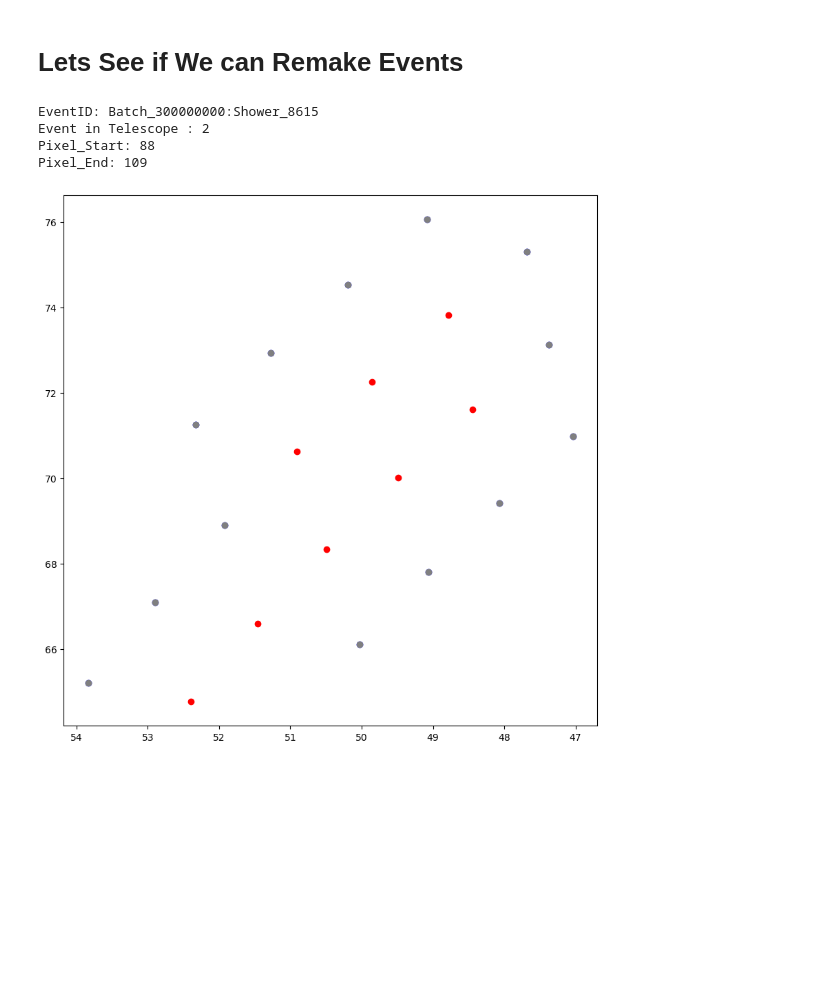
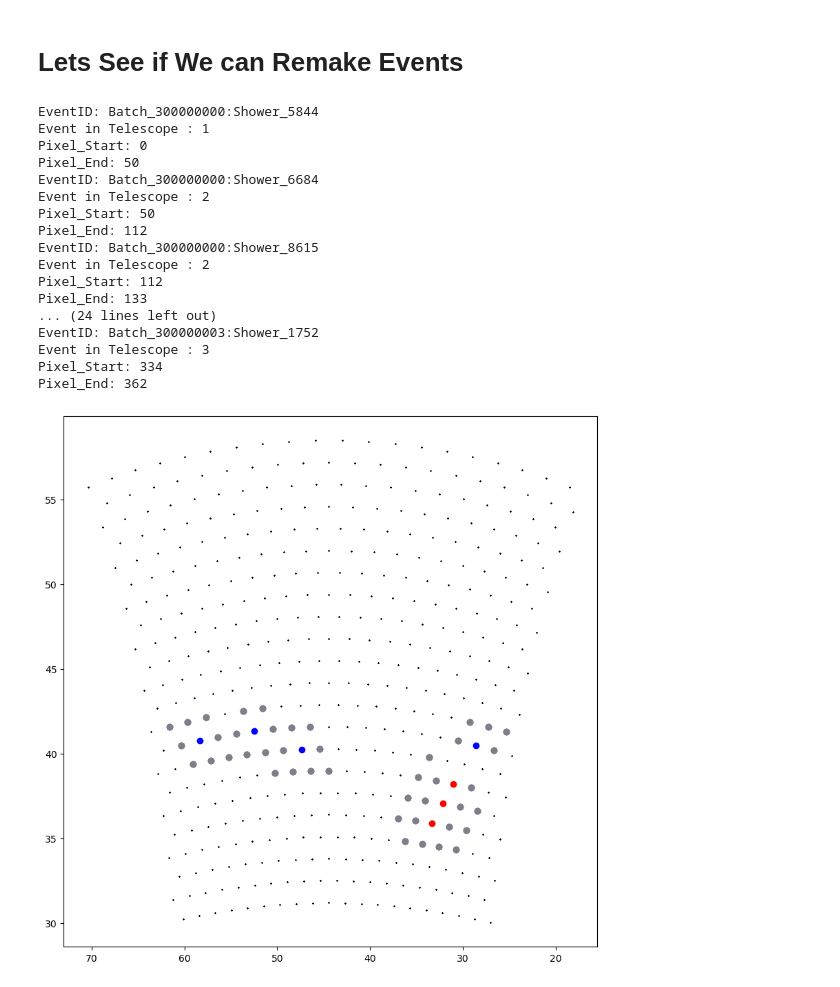
Before and after one commit to fedor-tairli/CDEProject, a Jupyter notebook: ReadingData/CheckingDataInFiles.ipynb, the cells around one changed output. Cells and saved outputs as stored; diff of their text form; code cells hidden in the pictures; blank space fills up the shorter version.

```diff
--- a/ReadingData/CheckingDataInFiles.ipynb
+++ b/ReadingData/CheckingDataInFiles.ipynb
@@ -328,30 +328,55 @@ Unique Pixel IDs: [  0   1   2   3   4   5   6   7   8   9  10  11  12  13  14
 # %% [markdown]
 # Lets See if We can Remake Events
 # %%
-EvN = 2
-EventID = EventLevelData.EventID[EvN]
-print('EventID:', EventID)
-Pixel_Start = EventLevelData.Pixel_Start[EvN]
-Pixel_End = EventLevelData.Pixel_End[EvN]
-print('Event in Telescope :',PixelLevelData.TelID[Pixel_Start])
-print('Pixel_Start:', Pixel_Start)
-print('Pixel_End:', Pixel_End)
 
-Pixels_Theta = PixelLevelData.Theta[Pixel_Start:Pixel_End]
-Pixels_Phi   = PixelLevelData.Phi[Pixel_Start:Pixel_End]
-Pixel_Charge = PixelLevelData.Charge[Pixel_Start:Pixel_End]
-Pixel_Status = PixelLevelData.Status[Pixel_Start:Pixel_End]
-Pixel_Pulse_Start = PixelLevelData.PulseStart[Pixel_Start:Pixel_End]
-Pixel_Pulse_Stop  = PixelLevelData.PulseStop[Pixel_Start:Pixel_End]
+EvN = 10
+for EvN in range(0, EvN):
+    EventID = EventLevelData.EventID[EvN]
+    print('EventID:', EventID)
+    Pixel_Start = EventLevelData.Pixel_Start[EvN]
+    Pixel_End = EventLevelData.Pixel_End[EvN]
+    print('Event in Telescope :',PixelLevelData.TelID[Pixel_Start])
+    print('Pixel_Start:', Pixel_Start)
+    print('Pixel_End:', Pixel_End)
 
-plt.figure(figsize=(10, 10))
-plt.scatter(Pixels_Theta[Pixel_Status == 4], Pixels_Phi[Pixel_Status == 4],color = 'red')
-plt.scatter(Pixels_Theta[Pixel_Status < 4 ], Pixels_Phi[Pixel_Status < 4 ],color = 'blue')
-plt.scatter(Pixels_Theta[Pixel_Status == 0], Pixels_Phi[Pixel_Status == 0],color = 'grey')
-plt.gca().invert_xaxis()
+    TelID = PixelLevelData.TelID[Pixel_Start]
+    Pixels_Theta = PixelLevelData.Theta[Pixel_Start:Pixel_End]
+    Pixels_Phi   = PixelLevelData.Phi[Pixel_Start:Pixel_End]
+    Pixel_Charge = PixelLevelData.Charge[Pixel_Start:Pixel_End]
+    Pixel_Status = PixelLevelData.Status[Pixel_Start:Pixel_End]
+    Pixel_Pulse_Start = PixelLevelData.PulseStart[Pixel_Start:Pixel_End]
+    Pixel_Pulse_Stop  = PixelLevelData.PulseStop[Pixel_Start:Pixel_End]
+
+    # Get the Expected Directions of all pixels in the telescope
+    AllExpectedThetas = Valid_Pixel_Directions.Theta[Valid_Pixel_Directions.TelID == TelID].values
+    AllExpectedPhis   = Valid_Pixel_Directions.Phi[Valid_Pixel_Directions.TelID == TelID].values
+
+    AllExpectedPhis   = AllExpectedPhis - BackwallAngle
+    AllExpectedPhis[AllExpectedPhis < 0] += 360
+
+    plt.figure(figsize=(10, 10))
+    plt.scatter(AllExpectedPhis, AllExpectedThetas, s=1, marker='x', color='black')
+
+    plt.scatter(Pixels_Phi[Pixel_Status == 4], Pixels_Theta[Pixel_Status == 4], color='red')
+    plt.scatter(Pixels_Phi[Pixel_Status <  4], Pixels_Theta[Pixel_Status < 4], color='blue')
+    plt.scatter(Pixels_Phi[Pixel_Status == 0], Pixels_Theta[Pixel_Status == 0], color='grey')
+    plt.gca().invert_xaxis()
 # %% [output]
+EventID: Batch_300000000:Shower_5844
+Event in Telescope : 1
+Pixel_Start: 0
+Pixel_End: 50
+EventID: Batch_300000000:Shower_6684
+Event in Telescope : 2
+Pixel_Start: 50
+Pixel_End: 112
 EventID: Batch_300000000:Shower_8615
 Event in Telescope : 2
-Pixel_Start: 88
-Pixel_End: 109
+Pixel_Start: 112
+Pixel_End: 133
+... (24 lines left out)
+EventID: Batch_300000003:Shower_1752
+Event in Telescope : 3
+Pixel_Start: 334
+Pixel_End: 362
-[figure, old version]
+[figure, new version]
```
Also changed, not shown: parts of 14 cells of this notebook, 5 other files.
